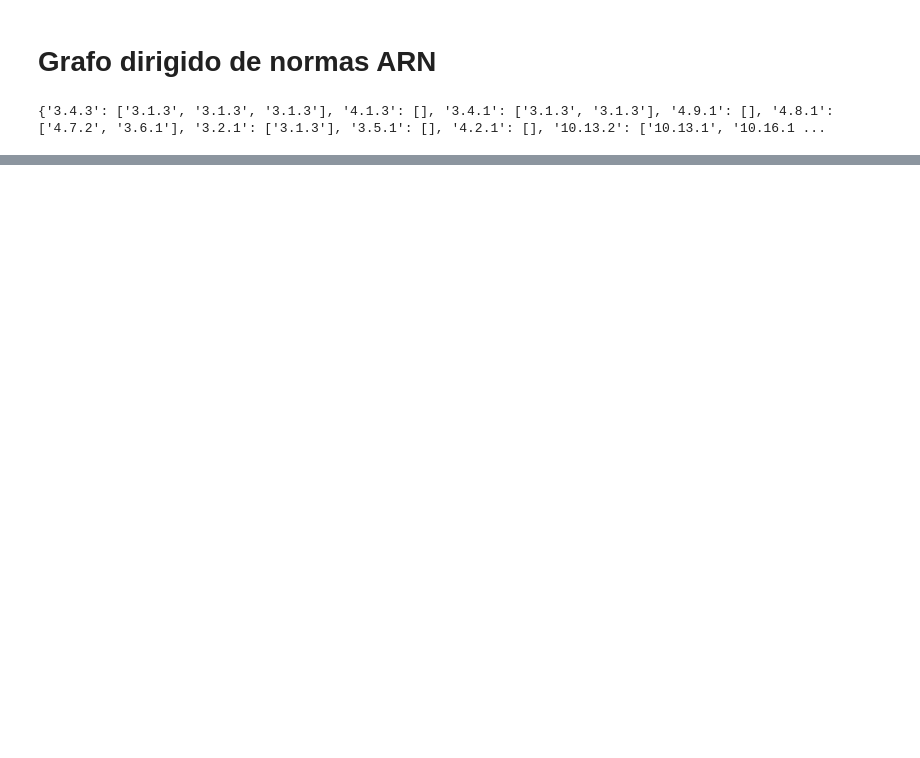
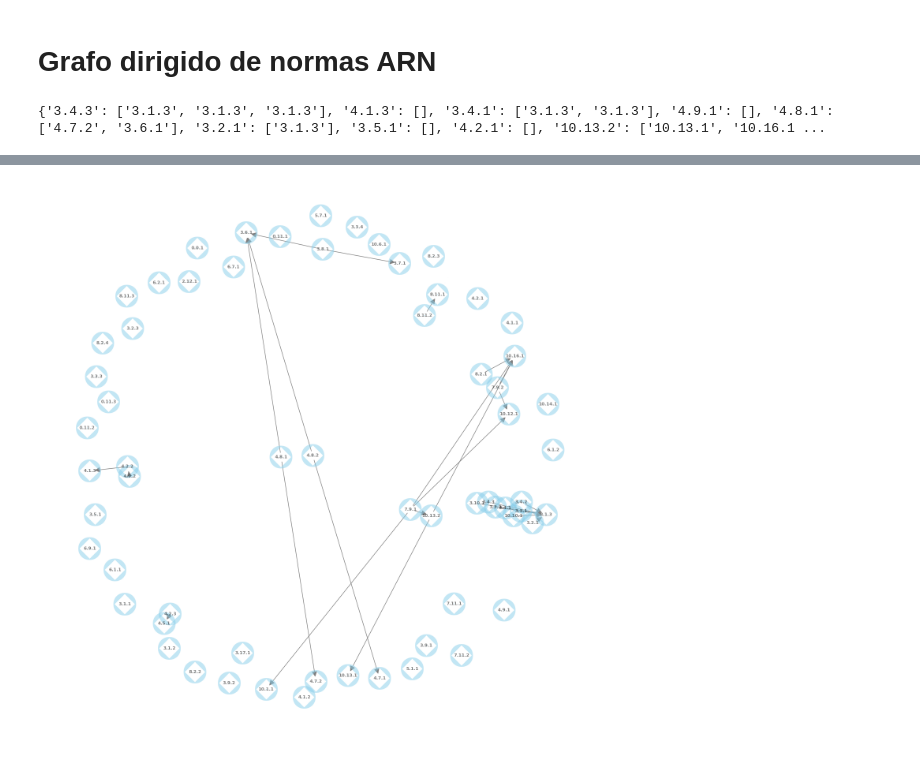
Before and after one commit to bettachini/nlpTP, a Jupyter notebook: arn/Grafo_normas_nuclear.ipynb, the cells around one changed output, grey strips where cells are left out. Saved outputs shown, nothing was run; the diff lists cells and outputs as text; code cells hidden in the pictures; blank space fills up the shorter version.

```diff
--- a/arn/Grafo_normas_nuclear.ipynb
+++ b/arn/Grafo_normas_nuclear.ipynb
@@ -29,0 +71,18 @@ nx.draw(G, with_labels = True)
+# %%
+# Create a directed graph from the adjacency list
+G = nx.DiGraph(adj_list)
+
+# Draw the directed graph
+plt.figure(3,figsize=(14,14))
+pos = nx.spring_layout(G)  # positions for all nodes
+# pos = nx.fruchterman_reingold_layout(G)  # positions for all nodes
+# nx.draw(G, pos, with_labels = True, node_size=2, node_color="skyblue", node_shape="s", alpha=0.5, linewidths=40, font_size=8, font_color="black", font_weight="bold", font_family="sans-serif", edgelist= [])
+nx.draw(G, pos, with_labels = True, node_size=2, node_color="skyblue", node_shape="s", alpha=0.5, linewidths=40, font_size=8, font_color="black", font_weight="bold", font_family="sans-serif", edge_color="white")
+
+# Draw directed edges with arrows
+nx.draw_networkx_edges(G, pos, arrowstyle='-|>', arrowsize=20, edge_color='gray')
+
+# Show the plot
+plt.show()
+# %% [output]
+[figure, added]
```
Also changed, not shown: parts of 8 cells of this notebook.
